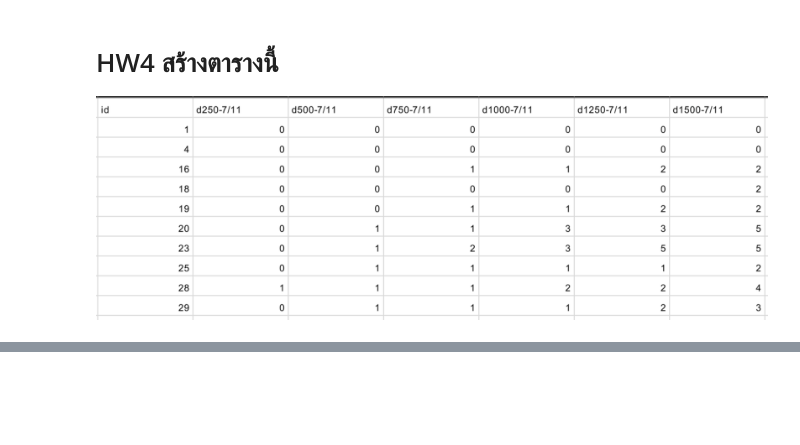
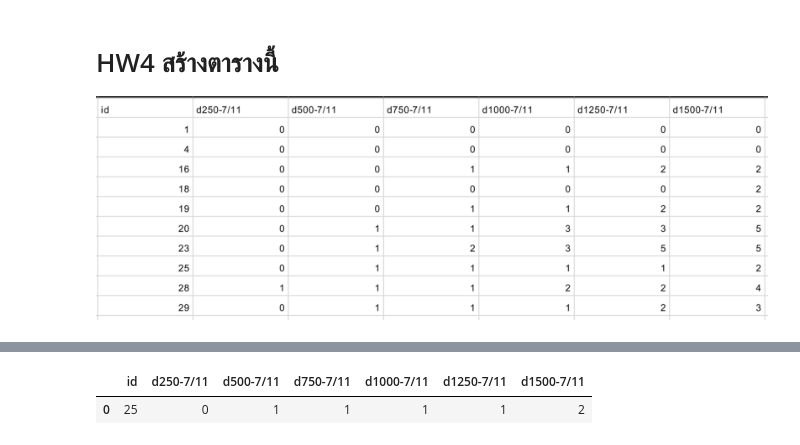
Before and after one commit to tohnperfect/bsc_dpdm22, a Jupyter notebook: [dataprep2]_GIS_point_of_interest_data.ipynb, the cells around one changed output, grey strips where cells are left out. Saved outputs shown, nothing was run; the diff lists cells and outputs as text; code cells hidden in the pictures; blank space fills up the shorter version.

```diff
--- a/[dataprep2]_GIS_point_of_interest_data.ipynb
+++ b/[dataprep2]_GIS_point_of_interest_data.ipynb
@@ -185,0 +211,9 @@ geopy.distance.geodesic(loc1,loc2).m
+# %%
+seven_dist=list()
+loc1 = [h_lat,h_long]
+for seven in this_seven:
+    loc2 = [seven['lat'],seven['lng']]
+    dist = geopy.distance.geodesic(loc1,loc2).m
+    seven_dist.append(dist)
+
+seven_dist
@@ -185,0 +264,2 @@ geopy.distance.geodesic(loc1,loc2).m
+# %%
+record_list = list()
@@ -185,0 +285,7 @@ geopy.distance.geodesic(loc1,loc2).m
+# %%
+record_list.append(record_dict)
+# %%
+pd.DataFrame(record_list)
+# %% [output]
+|  | id | d250-7/11 | d500-7/11 | d750-7/11 | d1000-7/11 | d1250-7/11 | d1500-7/11 |
+| 0 | 25 | 0 | 1 | 1 | 1 | 1 | 2 |
```
Also changed, not shown: parts of 26 cells of this notebook.
